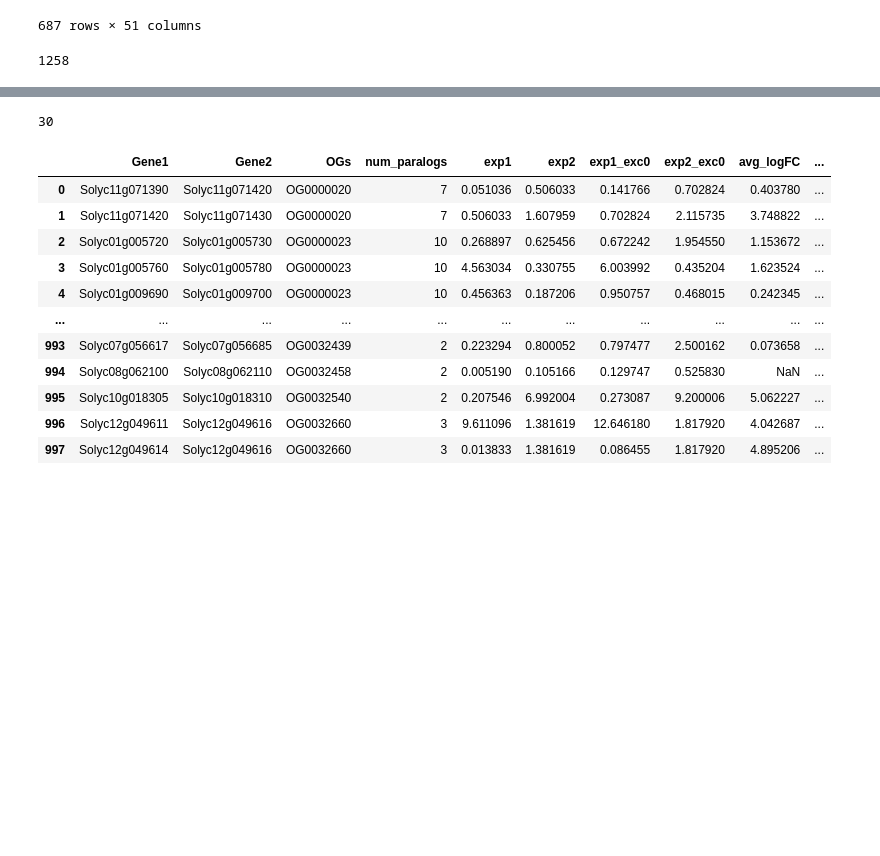
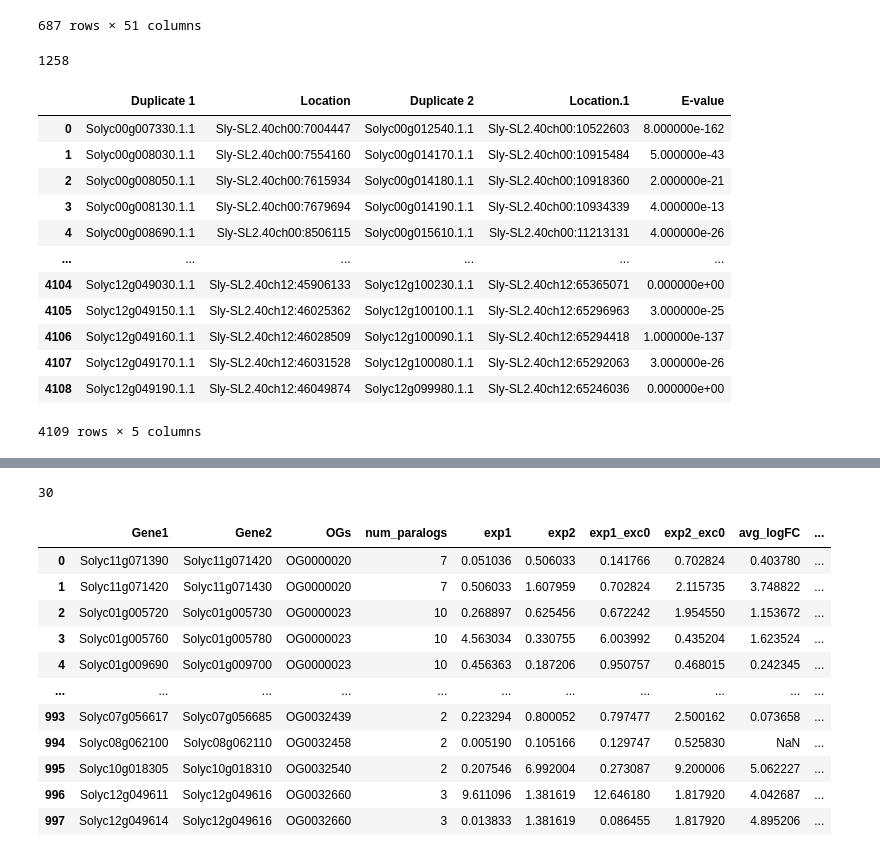
Before and after one commit to mikepassal/Solanum_SV_Pan_Genome, a Jupyter notebook: TF_meta_proportions/tf_meta_fig_3.ipynb, the cells around one changed output, grey strips where cells are left out. Cells and saved outputs as stored; diff of their text form; code cells hidden in the pictures; blank space fills up the shorter version.

```diff
--- a/TF_meta_proportions/tf_meta_fig_3.ipynb
+++ b/TF_meta_proportions/tf_meta_fig_3.ipynb
@@ -242,3 +242,20 @@ all_wgd_genes = list(set(all_wgd_genes))
 len(all_wgd_genes)
 # %% [output]
 1258
+# %%
+tomato_wgdd_list = pd.read_csv('/data/passala/Generated_Tables/Reference_tables/gene_pairs/pairs/Sly.wgd.pairs',sep = '\t')
+tomato_wgdd_list
+# %% [output]
+|  | Duplicate 1 | Location | Duplicate 2 | Location.1 | E-value |
+| 0 | Solyc00g007330.1.1 | Sly-SL2.40ch00:7004447 | Solyc00g012540.1.1 | Sly-SL2.40ch00:10522603 | 8.000000e-162 |
+| 1 | Solyc00g008030.1.1 | Sly-SL2.40ch00:7554160 | Solyc00g014170.1.1 | Sly-SL2.40ch00:10915484 | 5.000000e-43 |
+| 2 | Solyc00g008050.1.1 | Sly-SL2.40ch00:7615934 | Solyc00g014180.1.1 | Sly-SL2.40ch00:10918360 | 2.000000e-21 |
+| 3 | Solyc00g008130.1.1 | Sly-SL2.40ch00:7679694 | Solyc00g014190.1.1 | Sly-SL2.40ch00:10934339 | 4.000000e-13 |
+| 4 | Solyc00g008690.1.1 | Sly-SL2.40ch00:8506115 | Solyc00g015610.1.1 | Sly-SL2.40ch00:11213131 | 4.000000e-26 |
+| ... | ... | ... | ... | ... | ... |
+| 4104 | Solyc12g049030.1.1 | Sly-SL2.40ch12:45906133 | Solyc12g100230.1.1 | Sly-SL2.40ch12:65365071 | 0.000000e+00 |
+| 4105 | Solyc12g049150.1.1 | Sly-SL2.40ch12:46025362 | Solyc12g100100.1.1 | Sly-SL2.40ch12:65296963 | 3.000000e-25 |
+| 4106 | Solyc12g049160.1.1 | Sly-SL2.40ch12:46028509 | Solyc12g100090.1.1 | Sly-SL2.40ch12:65294418 | 1.000000e-137 |
+| 4107 | Solyc12g049170.1.1 | Sly-SL2.40ch12:46031528 | Solyc12g100080.1.1 | Sly-SL2.40ch12:65292063 | 3.000000e-26 |
+| 4108 | Solyc12g049190.1.1 | Sly-SL2.40ch12:46049874 | Solyc12g099980.1.1 | Sly-SL2.40ch12:65246036 | 0.000000e+00 |
+4109 rows × 5 columns
```
Also changed, not shown: parts of 17 cells of this notebook, 2 other files.
